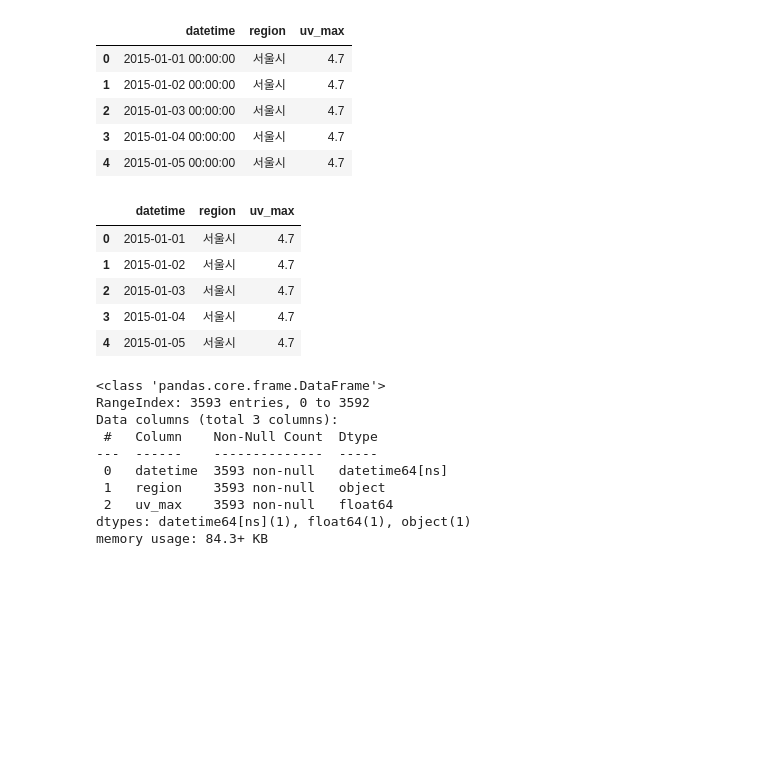
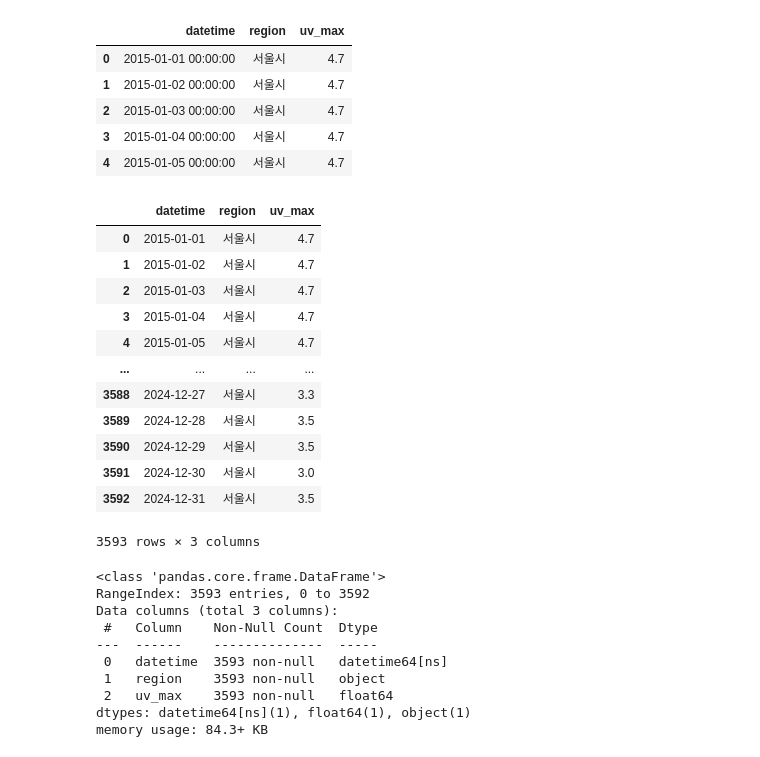
Before and after one commit to dongango/ai-proj2-class4, a Jupyter notebook: 20.data-preprocessing/Uv_EDA_Seasonal_ACF&PACF.ipynb, the cells around one changed output. Saved outputs shown, nothing was run; the diff lists cells and outputs as text; code cells hidden in the pictures; blank space fills up the shorter version.

```diff
--- a/20.data-preprocessing/Uv_EDA_Seasonal_ACF&PACF.ipynb
+++ b/20.data-preprocessing/Uv_EDA_Seasonal_ACF&PACF.ipynb
@@ -39,14 +39,21 @@ seoul_uv.head()
 # %%
 seoul_uv['datetime'] = pd.to_datetime(seoul_uv['datetime'])
 # %%
-seoul_uv.head()
+seoul_uv
 # %% [output]
 |  | datetime | region | uv_max |
 | 0 | 2015-01-01 | 서울시 | 4.7 |
 | 1 | 2015-01-02 | 서울시 | 4.7 |
 | 2 | 2015-01-03 | 서울시 | 4.7 |
 | 3 | 2015-01-04 | 서울시 | 4.7 |
 | 4 | 2015-01-05 | 서울시 | 4.7 |
+| ... | ... | ... | ... |
+| 3588 | 2024-12-27 | 서울시 | 3.3 |
+| 3589 | 2024-12-28 | 서울시 | 3.5 |
+| 3590 | 2024-12-29 | 서울시 | 3.5 |
+| 3591 | 2024-12-30 | 서울시 | 3.0 |
+| 3592 | 2024-12-31 | 서울시 | 3.5 |
+3593 rows × 3 columns
 # %%
 
 seoul_uv.info()
```
Also changed, not shown: 3 other files.
